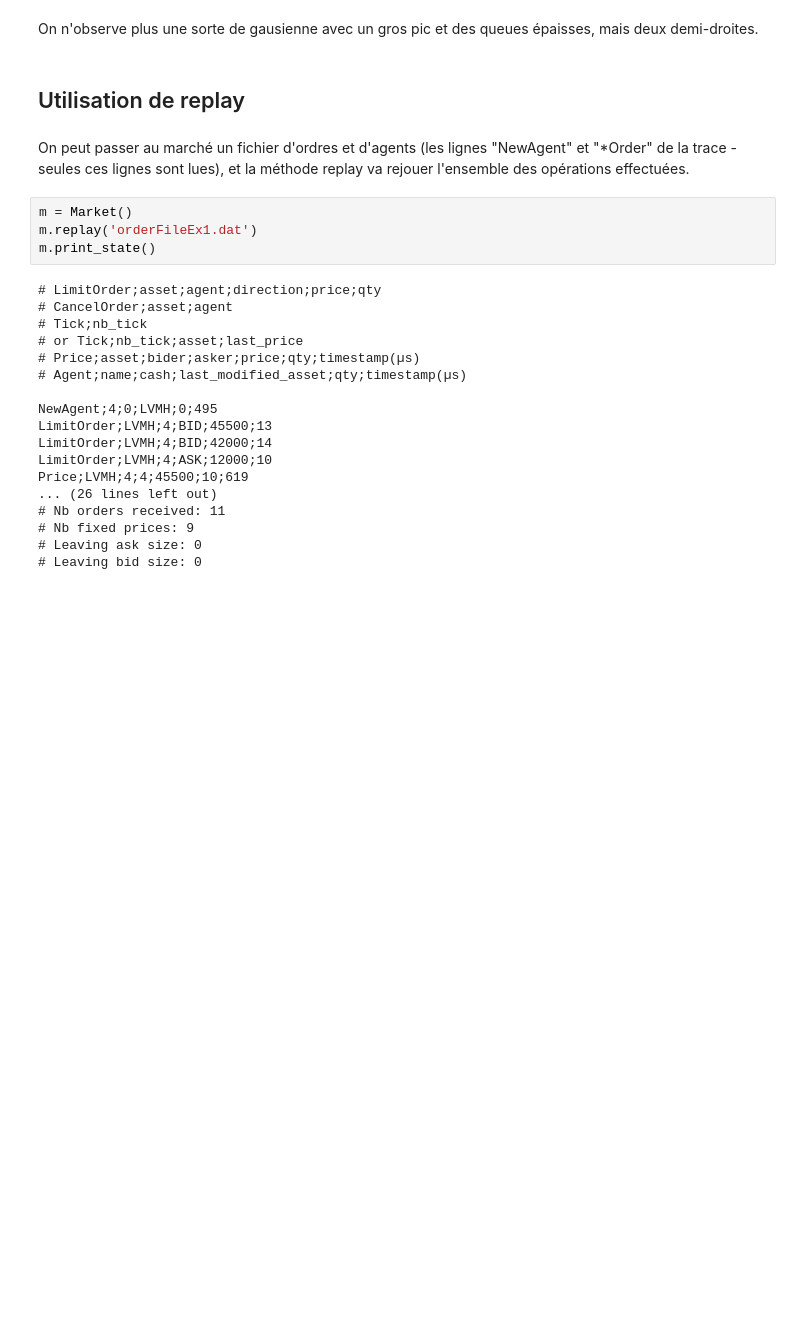
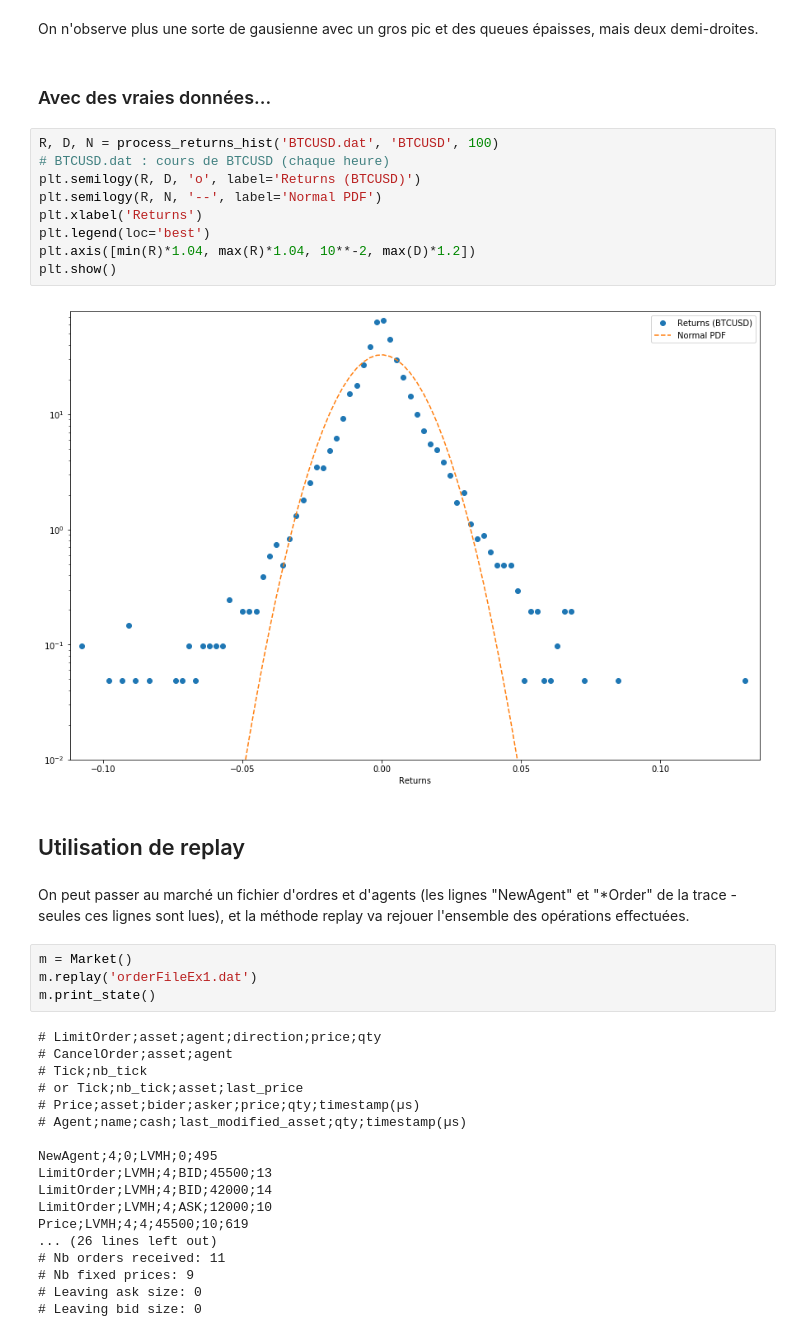
Before and after one commit to cristal-smac/atomPython, a Jupyter notebook: Atom.ipynb, the cells around one changed output. Saved outputs shown, nothing was run; the diff lists cells and outputs as text; blank space fills up the shorter version.

```diff
--- a/Atom.ipynb
+++ b/Atom.ipynb
@@ -190,5 +193,18 @@ plt.show()
 # %% [markdown]
 On n'observe plus une sorte de gausienne avec un gros pic et des queues épaisses, mais deux demi-droites.
+# %% [markdown]
+### Avec des vraies données...
+# %%
+R, D, N = process_returns_hist('BTCUSD.dat', 'BTCUSD', 100)
+# BTCUSD.dat : cours de BTCUSD (chaque heure)
+plt.semilogy(R, D, 'o', label='Returns (BTCUSD)')
+plt.semilogy(R, N, '--', label='Normal PDF')
+plt.xlabel('Returns')
+plt.legend(loc='best')
+plt.axis([min(R)*1.04, max(R)*1.04, 10**-2, max(D)*1.2])
+plt.show()
+# %% [output]
+[figure, added]
 # %% [markdown]
 ## Utilisation de replay
 # %% [markdown]
```
Also changed, not shown: parts of 1 cell of this notebook, 3 other files.
